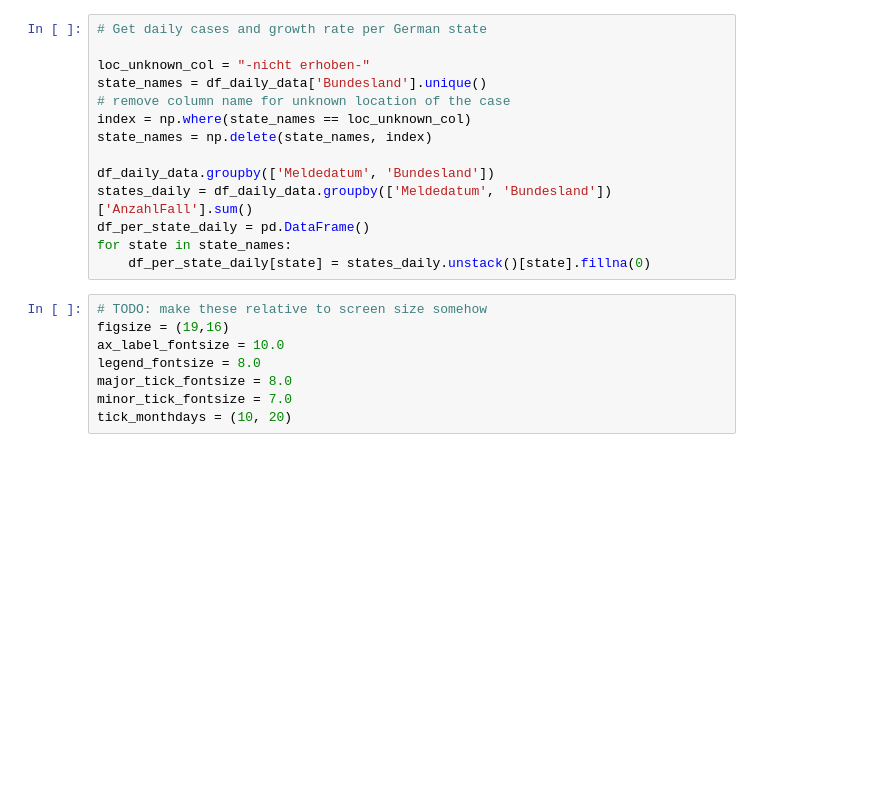
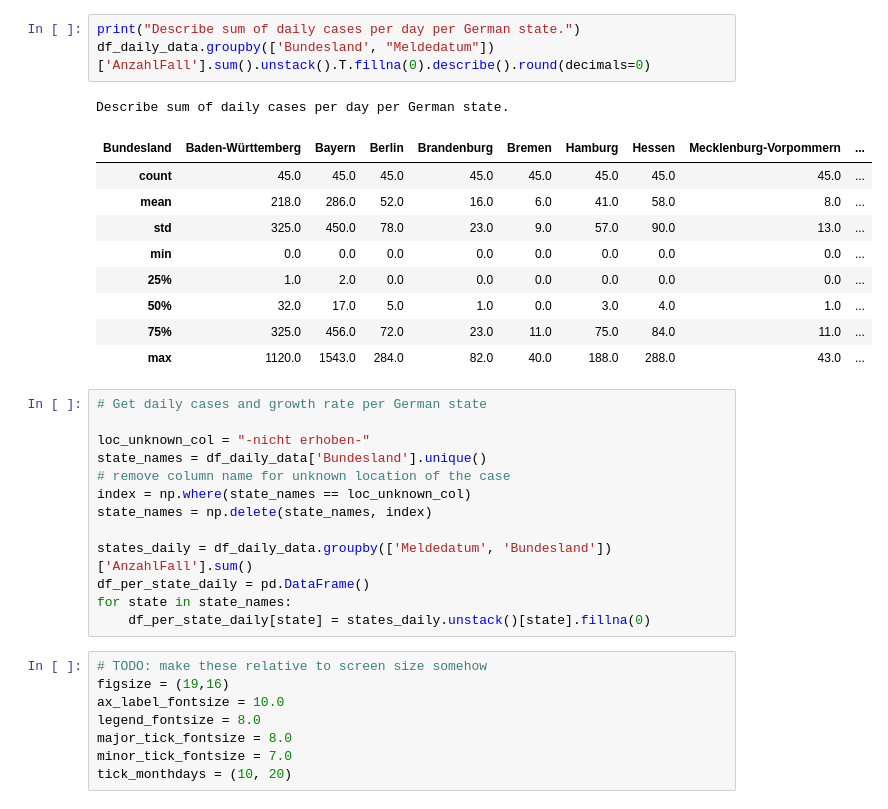
Before and after one commit to mafleischer/covid19-robert-koch-data, a Jupyter notebook: Covid19 Germany Deutschland (RKI data).ipynb, the cells around one changed output. Cells and saved outputs as stored; diff of their text form; blank space fills up the shorter version.

```diff
--- a/Covid19 Germany Deutschland (RKI data).ipynb
+++ b/Covid19 Germany Deutschland (RKI data).ipynb
@@ -100,3 +203,17 @@ ax.legend(['Sum', 'Growth rate'])
+# %%
+print("Describe sum of daily cases per day per German state.")
+df_daily_data.groupby(['Bundesland', "Meldedatum"])['AnzahlFall'].sum().unstack().T.fillna(0).describe().round(decimals=0)
+# %% [output]
+Describe sum of daily cases per day per German state.
+| Bundesland | Baden-Württemberg | Bayern | Berlin | Brandenburg | Bremen | Hamburg | Hessen | Mecklenburg-Vorpommern | ... |
+| count | 45.0 | 45.0 | 45.0 | 45.0 | 45.0 | 45.0 | 45.0 | 45.0 | ... |
+| mean | 218.0 | 286.0 | 52.0 | 16.0 | 6.0 | 41.0 | 58.0 | 8.0 | ... |
+| std | 325.0 | 450.0 | 78.0 | 23.0 | 9.0 | 57.0 | 90.0 | 13.0 | ... |
+| min | 0.0 | 0.0 | 0.0 | 0.0 | 0.0 | 0.0 | 0.0 | 0.0 | ... |
+| 25% | 1.0 | 2.0 | 0.0 | 0.0 | 0.0 | 0.0 | 0.0 | 0.0 | ... |
+| 50% | 32.0 | 17.0 | 5.0 | 1.0 | 0.0 | 3.0 | 4.0 | 1.0 | ... |
+| 75% | 325.0 | 456.0 | 72.0 | 23.0 | 11.0 | 75.0 | 84.0 | 11.0 | ... |
+| max | 1120.0 | 1543.0 | 284.0 | 82.0 | 40.0 | 188.0 | 288.0 | 43.0 | ... |
 # %%
 # Get daily cases and growth rate per German state
 
@@ -106,7 +223,6 @@ state_names = df_daily_data['Bundesland'].unique()
 index = np.where(state_names == loc_unknown_col)
 state_names = np.delete(state_names, index)
 
-df_daily_data.groupby(['Meldedatum', 'Bundesland'])
 states_daily = df_daily_data.groupby(['Meldedatum', 'Bundesland'])['AnzahlFall'].sum()
 df_per_state_daily = pd.DataFrame()
 for state in state_names:
```
Also changed, not shown: parts of 10 cells of this notebook.
